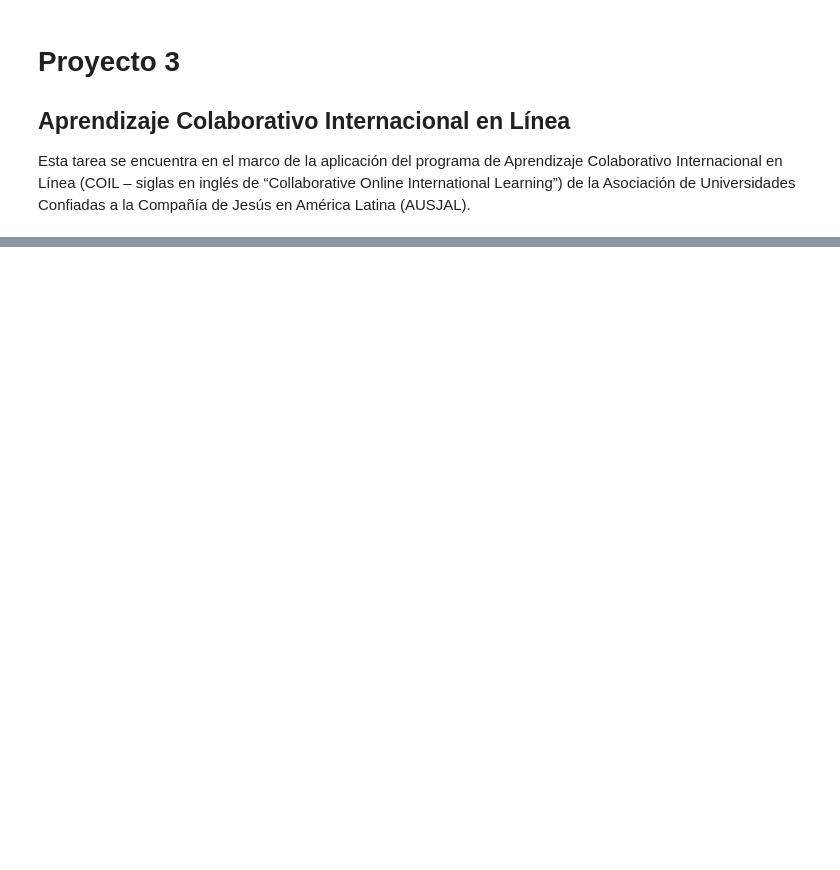
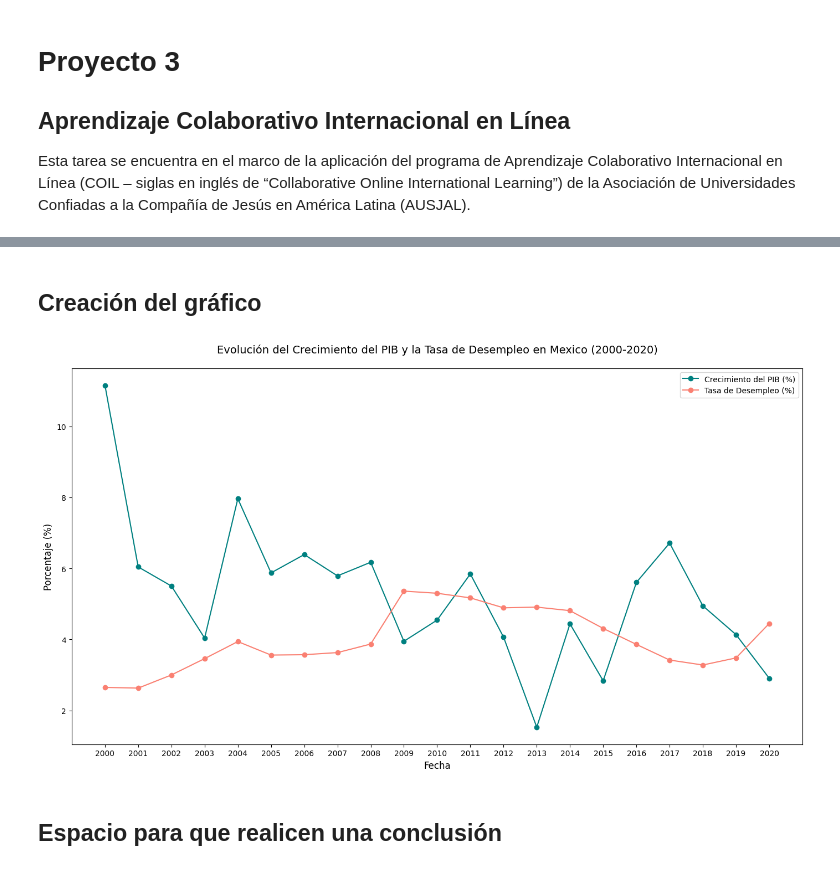
Before and after one commit to AlexiaPereiraa/Proyecto-3, a Jupyter notebook: proyecto_3.ipynb, the cells around one changed output, grey strips where cells are left out. Saved outputs shown, nothing was run; the diff lists cells and outputs as text; code cells hidden in the pictures; blank space fills up the shorter version.

```diff
--- a/proyecto_3.ipynb
+++ b/proyecto_3.ipynb
@@ -95,0 +263,32 @@ plt.show()
+# %% [markdown]
+## Creación del gráfico
+# %%
+mexico_df = df[df["country"] == 'Mexico']
+
+# Crear el gráfico
+plt.figure(figsize=(14, 8))
+
+# Graficar la tasa de crecimiento del PIB
+plt.plot(mexico_df["year"], mexico_df["Inflation, GDP deflator (annual %)"], label='Crecimiento del PIB (%)',
+         marker='o',
+         color='teal')
+
+# Graficar la tasa de desempleo
+plt.plot(mexico_df['year'], mexico_df["Unemployment, total (% of total labor force) (national estimate)"],
+         label='Tasa de Desempleo (%)', marker='o', color='salmon')
+
+# Titulo y etiquetas
+plt.title('Evolución del Crecimiento del PIB y la Tasa de Desempleo en Mexico (2000-2020)', fontsize=14, pad=20)
+plt.xlabel('Fecha', fontsize=12)
+plt.ylabel('Porcentaje (%)', fontsize=12)
+intervalo = np.arange(2000,2021,1)
+plt.xticks(intervalo)
+plt.legend()
+
+# Mostrar el gráfico
+plt.tight_layout()
+plt.show()
+# %% [output]
+[figure, added]
+# %% [markdown]
+## Espacio para que realicen una conclusión
```
Also changed, not shown: parts of 25 cells of this notebook.
